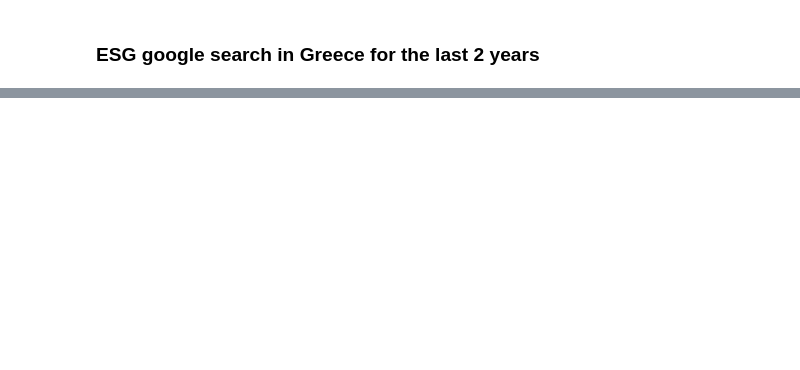
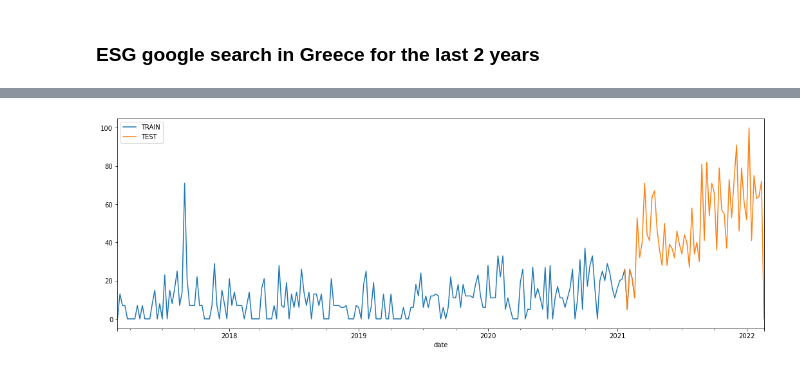
Before and after one commit to GiorgosAnastasakos/GreekESGenergyCompaniesPowerBI_PythonTimesSeriesAnalysis, a Jupyter notebook: GreekGoogleTrendsEsg_TimesSeriesAnalysisPython.ipynb, the cells around one changed output, grey strips where cells are left out. Cells and saved outputs as stored; diff of their text form; code cells hidden in the pictures; blank space fills up the shorter version.

```diff
--- a/GreekGoogleTrendsEsg_TimesSeriesAnalysisPython.ipynb
+++ b/GreekGoogleTrendsEsg_TimesSeriesAnalysisPython.ipynb
@@ -77,0 +82,7 @@ df[['ESG', 'SMA12', 'SES6', 'TESmadd6']]['2021-01-01':].plot(title='Interest las
+# %%
+# Split Data set to Train-Test set
+df.info()
+train_set = round(261*.8)
+test_set = len(df)-train_set
+train=df.iloc[:train_set]
+test = df.iloc[train_set-5:]
@@ -77,0 +142,6 @@ df[['ESG', 'SMA12', 'SES6', 'TESmadd6']]['2021-01-01':].plot(title='Interest las
+# %%
+# plot train and test data
+train['ESG'].plot(legend = True, label = 'TRAIN')
+test['ESG'].plot(legend = True, label = 'TEST');
+# %% [output]
+[figure, added]
```
Also changed, not shown: parts of 15 cells of this notebook.
